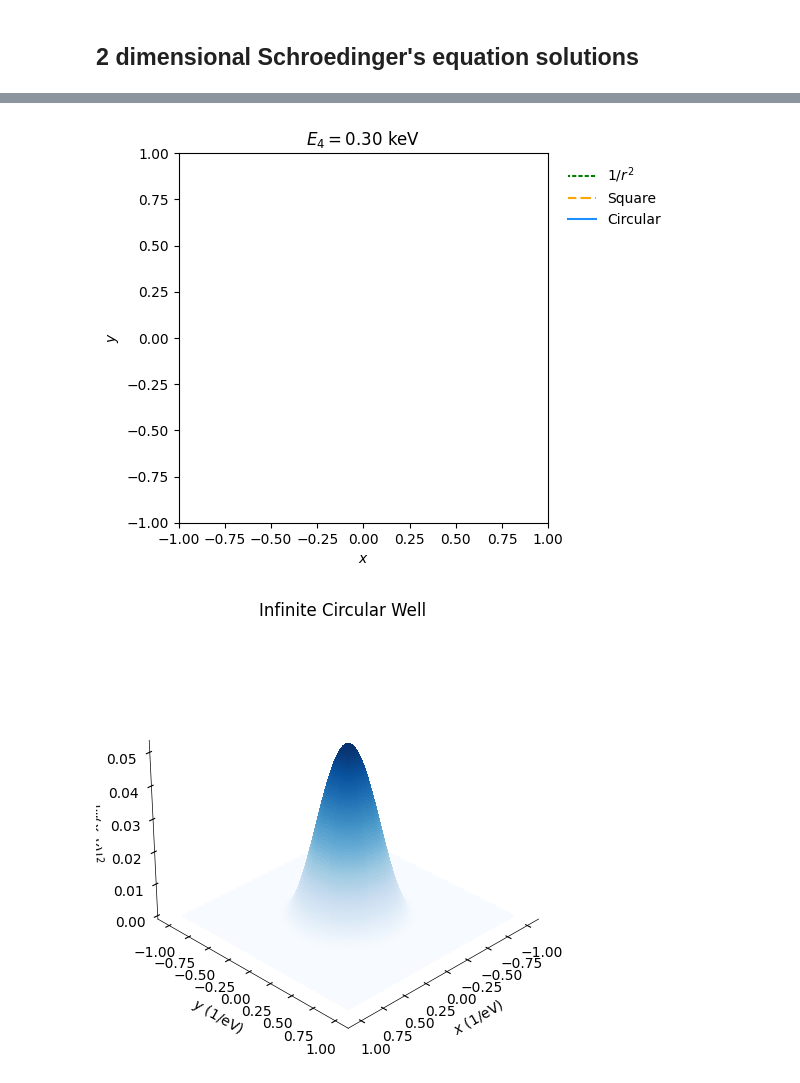
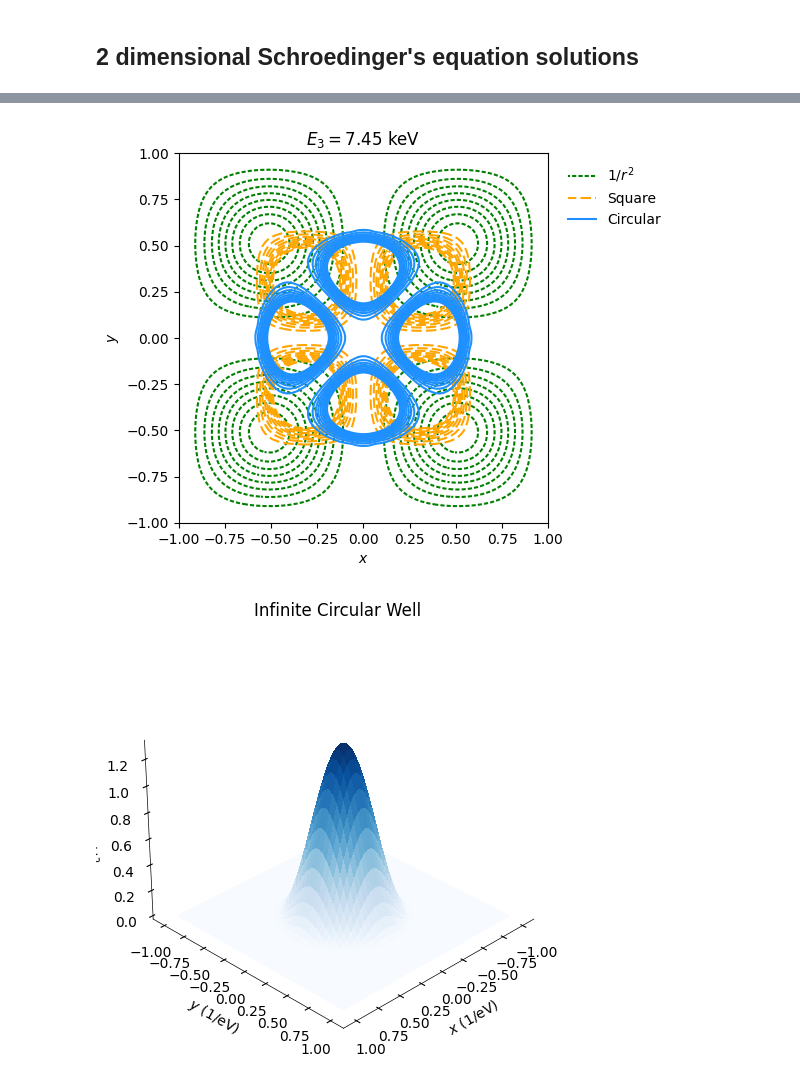
Before and after one commit to Nathan-Gershengorn/CnuB-optics, a Jupyter notebook: MH_solution_2d.ipynb, the cells around one changed output, grey strips where cells are left out. Cells and saved outputs as stored; diff of their text form; code cells hidden in the pictures.

Commit message:
solution 2d boxes -- plots

```diff
--- a/MH_solution_2d.ipynb
+++ b/MH_solution_2d.ipynb
@@ -9,12 +9,12 @@ import matplotlib.pyplot as plt
 from matplotlib import animation
 # %%
 # spatial grids
-npoints = 500
+npoints = 100
 xmin, xmax = -1, 1
 ymin, ymax = -1, 1
 X, Y = np.meshgrid(np.linspace(xmin,xmax, npoints), np.linspace(ymin,ymax, npoints))
-dx = 2/500
-dy = 2/500
+dx = 2/npoints
+dy = 2/npoints
 # %%
 R = 0.6
 mass = 511e3
@@ -49,7 +49,7 @@ def solve_Hamiltonian(V, n_levels=30):
 
     return en, psi
 # %%
-# E_circ_inf, psi_circ_inf = solve_Hamiltonian(V_circular_inf_well)
-# E_square_inf, psi_square_inf = solve_Hamiltonian(V_square_inf_well)
+E_circ_inf, psi_circ_inf = solve_Hamiltonian(V_circular_inf_well)
+E_square_inf, psi_square_inf = solve_Hamiltonian(V_square_inf_well)
 E_r2, psi_r2 = solve_Hamiltonian(V_inversquare)
 E_sin, psi_sin = solve_Hamiltonian(V_sin)
@@ -63,31 +71,31 @@ _ = plt.plot(E_sin, marker='+', lw=0)
 # %%
 import matplotlib.lines as mlines
 
 fig = plt.figure()
 ax = plt.axes()
 
-i=4
+i=3
 LEVELS = np.linspace(0, np.max(psi_r2[i]**2), 10)
-# ax.contour(X, Y, psi_r2[i]**2, levels=LEVELS, colors='green', linewidth=0.5, linestyles=[(1,(2,1))])
+ax.contour(X, Y, psi_r2[i]**2, levels=LEVELS, colors='green', linewidth=0.5, linestyles=[(1,(2,1))])
 ax.contour(X, Y, psi_square_inf[i]**2, levels=LEVELS, colors='orange', linewidth=0.5, linestyles=[(1,(5,2))])
 ax.contour(X, Y, psi_circ_inf[i]**2, levels=LEVELS, colors='dodgerblue', linewidth=0.5)
 ax.set_title(rf'$E_{{{i}}} = {E_circ_inf[i]/1e3:.2f}$ keV', fontsize=12)
 
 # Create custom legend handles
 green_line = mlines.Line2D([], [], color='green', linewidth=1.5, linestyle=(1,(2,1)), label=r'$1/r^2$')
 orange_line = mlines.Line2D([], [], color='orange', linewidth=1.5, linestyle=(1,(5,2)), label='Square')
 blue_line = mlines.Line2D([], [], color='dodgerblue', linewidth=1.5, linestyle='-', label='Circular')
 
 # Add legend
 ax.legend(handles=[green_line, orange_line, blue_line], frameon=False, loc='upper left', fontsize=10, ncol=1, bbox_to_anchor=(1.02, 1))
 
 # Plot the surface.
 ax.set_xlabel(r'$x$')
 ax.set_ylabel(r'$y$')
 ax.set_aspect('equal')
-fig.savefig(f'wavefunctions_comparison_{i}.png', dpi=300, bbox_inches='tight')
+fig.savefig(f'plots/wavefunctions_comparison_{i}.png', dpi=300, bbox_inches='tight')
 # %% [output]
-[figure, old version]
+[figure, new version]
 # %%
 fig = plt.figure()
 ax = plt.axes(projection='3d')
@@ -114,12 +122,11 @@ ax.set_zlabel(r'$|\psi(x,y)|^2$', rotation=90)
 for axis in [ax.xaxis, ax.yaxis, ax.zaxis]:
     axis.line.set_linewidth(0.5)
 
-#put quiver instead
 ax.view_init(elev=30, azim=45)
 fig.tight_layout()
-fig.savefig(f'wavefunctions_inf_circ_{i}.png', dpi=300, bbox_inches='tight')
+fig.savefig(f'plots/wavefunctions_inf_circ_{i}.png', dpi=300, bbox_inches='tight')
 # %% [output]
-[figure, old version]
+[figure, new version]
 # %%
 from matplotlib.patches import Circle
 
```
Also changed, not shown: parts of 3 cells of this notebook, 8 other files.
